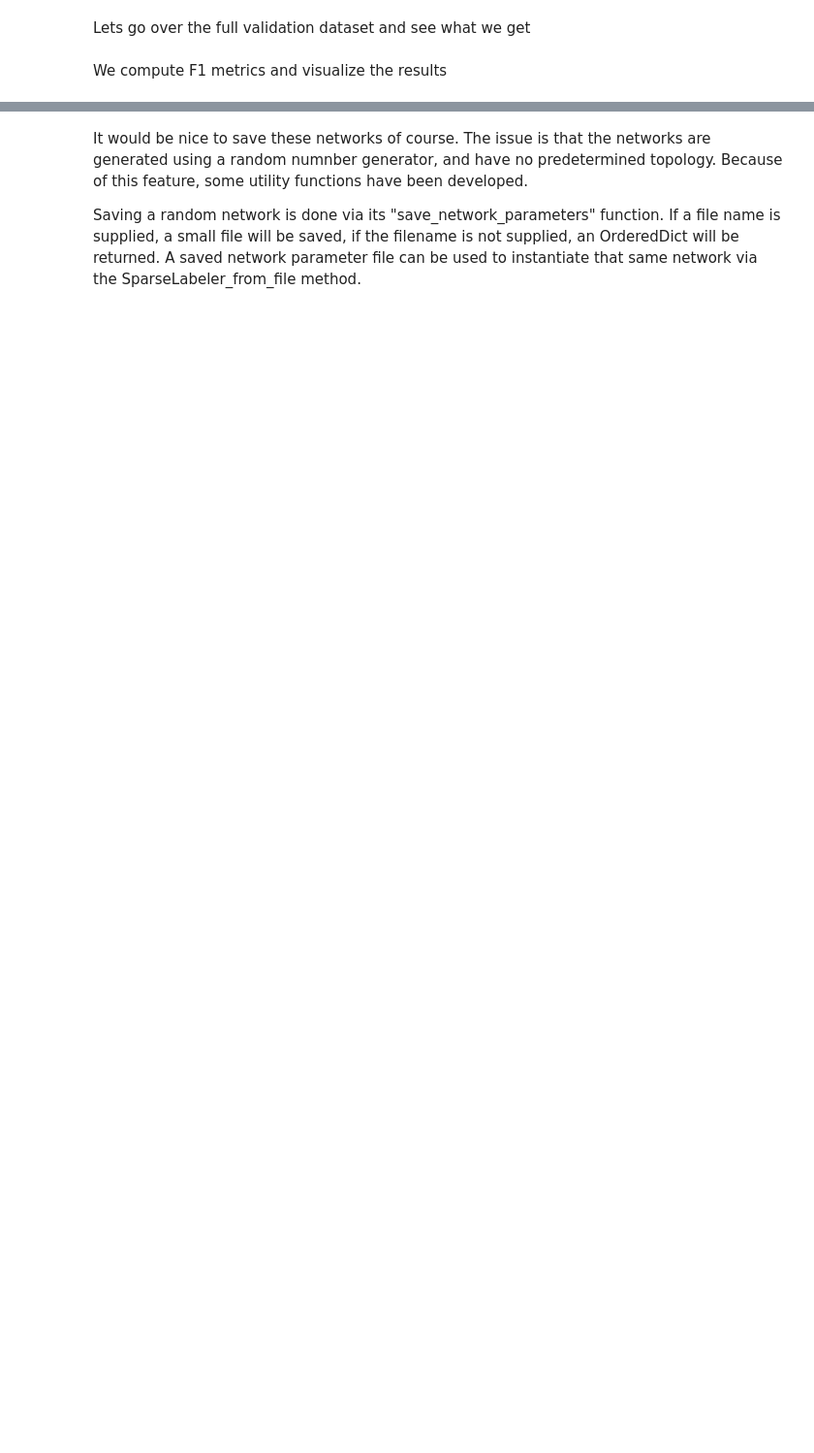
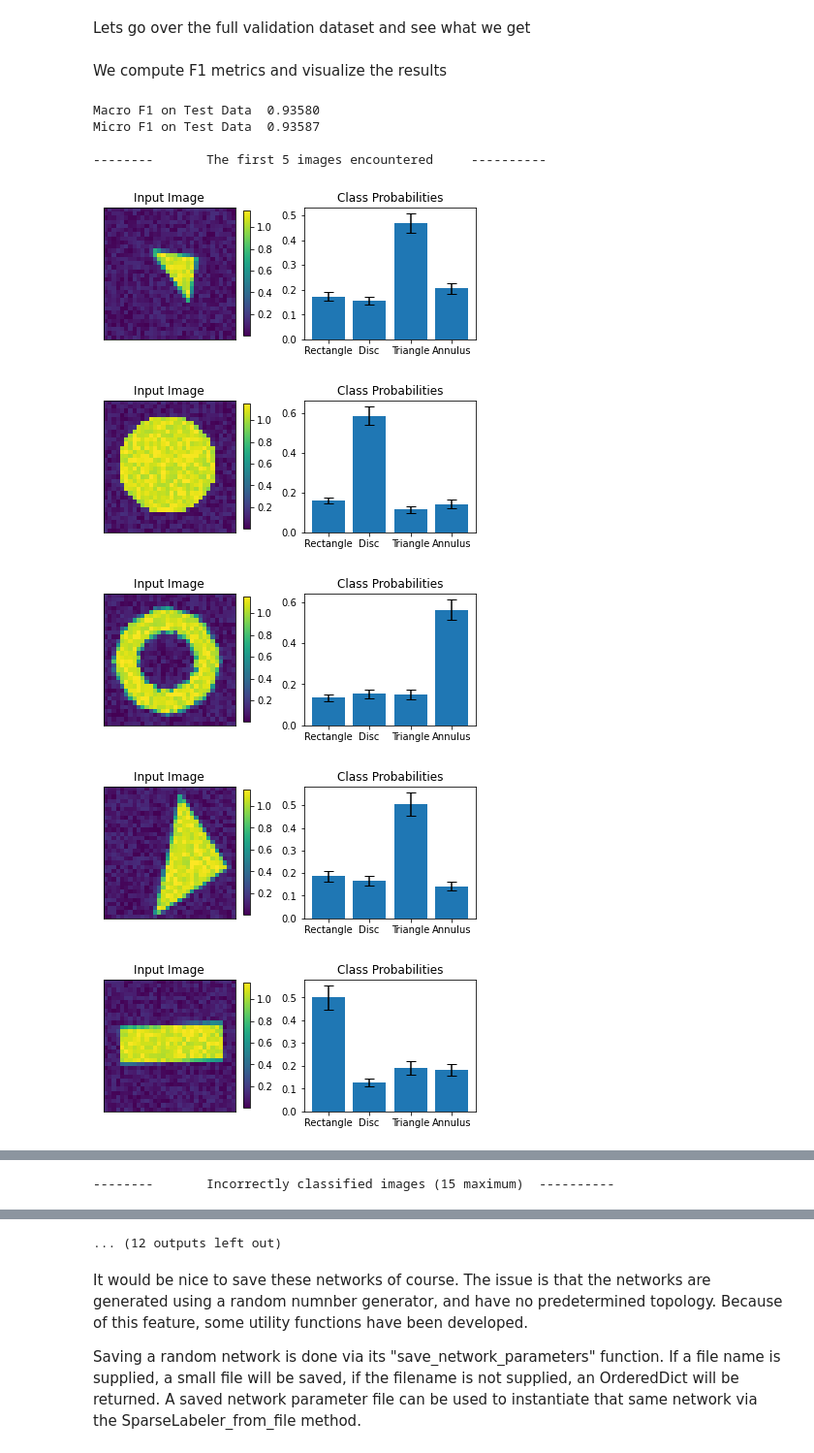
Before and after one commit to phzwart/dlsia, a Jupyter notebook: dlsia/tutorials/tutorial_ensemble_labeling.ipynb, the cells around one changed output, grey strips where cells are left out. Shown at 97% size. Drawn from its saved outputs; the diff is of its cells as text; code cells hidden in the pictures; blank space fills up the shorter version.

```diff
--- a/dlsia/tutorials/tutorial_ensemble_labeling.ipynb
+++ b/dlsia/tutorials/tutorial_ensemble_labeling.ipynb
@@ -186,32 +243,42 @@ We compute F1 metrics and visualize the results
 # %%
 count=0
 tmp = train_scripts.segmentation_metrics(mean,
                                          true_lbl.flatten().type(torch.LongTensor),
                                          missing_label=-1)
 print(f"Macro F1 on Test Data {tmp[0]: 6.5f}")
 print(f"Micro F1 on Test Data {tmp[1]: 6.5f}")
 print()
 assert tmp[1] > 0.75 # just to make sure all is ok
 
 print("--------       The first 5 images encountered     ----------")
 for mp,sp,tlbl,ilbl,img in zip(mean, std, true_lbl.flatten(), inferred_label.flatten(), inp_img):
     fig = paic.plot_image_and_class_probabilities(input_img=img[0].numpy(),
                                        class_names= ["Rectangle","Disc","Triangle","Annulus"],
                                        p_classification=mp.numpy(),
                                        std_p_classification=sp.numpy())
     plt.show()
     count += 1
     if count > 5:
         break
 print()
-print("--------       Incorrectly classified images (5 maximum)   ----------")
+print("--------       Incorrectly classified images (15 maximum)  ----------")
 count=0
 for mp,sp,tlbl,ilbl,img in zip(mean, std, true_lbl.flatten(), inferred_label.flatten(), inp_img):
     if int(tlbl) != int(ilbl):
         fig = paic.plot_image_and_class_probabilities(input_img=img[0].numpy(),
                                            class_names= ["Rectangle","Disc","Triangle","Annulus"],
                                            p_classification=mp.numpy(),
                                            std_p_classification=sp.numpy())
         count += 1
-        if count > 5:
+        if count > 15:
             break
+# %% [output]
+Macro F1 on Test Data  0.93580
+Micro F1 on Test Data  0.93587
+
+--------       The first 5 images encountered     ----------
+[figure, added]
+[figure, added]
+[figure, added]
+[figure, added]
+[figure, added]
@@ -217,0 +286 @@ for mp,sp,tlbl,ilbl,img in zip(mean, std, true_lbl.flatten(), inferred_label.fla
+--------       Incorrectly classified images (15 maximum)  ----------
@@ -218,3 +291,4 @@ for mp,sp,tlbl,ilbl,img in zip(mean, std, true_lbl.flatten(), inferred_label.fla
+... (12 outputs left out)
 # %% [markdown]
 It would be nice to save these networks of course. The issue is that the networks are generated using a random numnber generator, and have no predetermined topology. Because of this feature, some utility functions have been developed.
 
```
Also changed, not shown: parts of 12 cells of this notebook.
